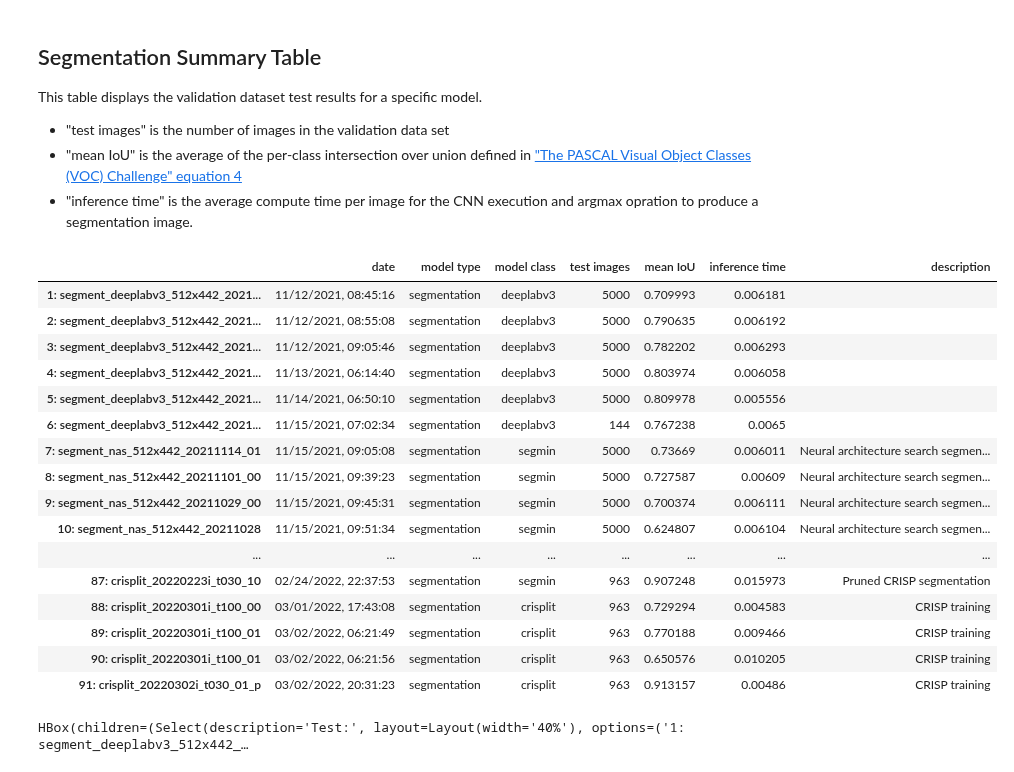
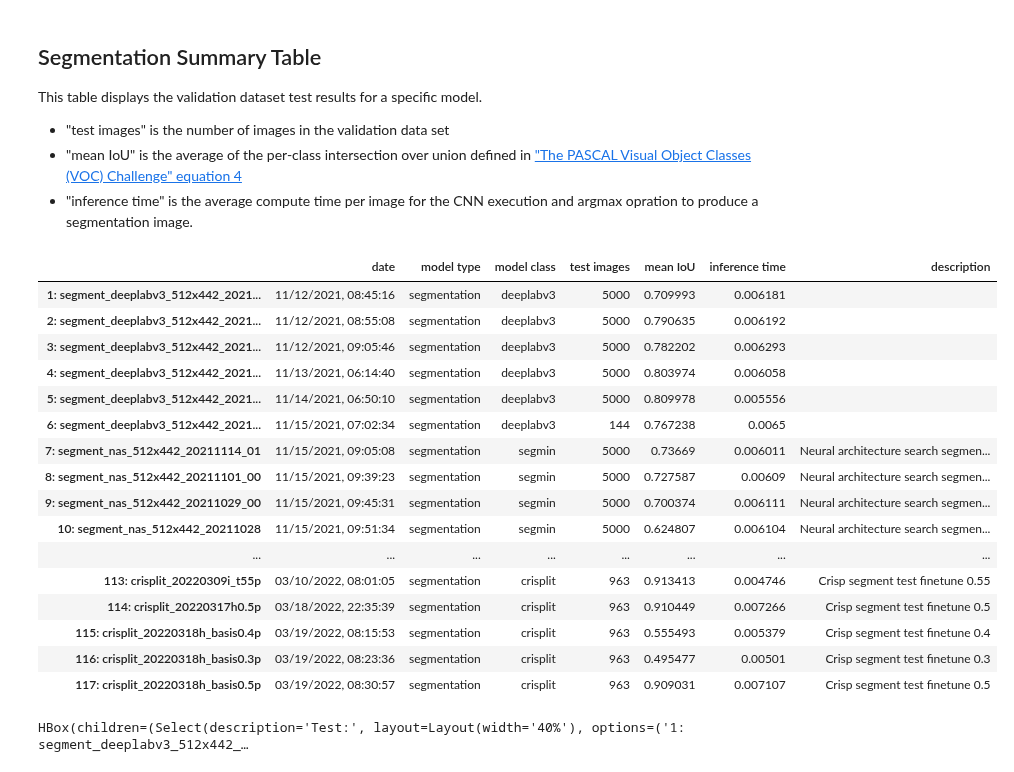
Before and after one commit to bhlarson/mllib, a Jupyter notebook: segment/segmenttest.ipynb, the cells around one changed output. Saved outputs shown, nothing was run; the diff lists cells and outputs as text; code cells hidden in the pictures.

```diff
--- a/segment/segmenttest.ipynb
+++ b/segment/segmenttest.ipynb
@@ -88,26 +88,26 @@ This table displays the validation dataset test results for a specific model.
 - "mean IoU" is the average of the per-class intersection over union defined in ["The PASCAL Visual Object Classes (VOC) Challenge" equation 4](https://homepages.inf.ed.ac.uk/ckiw/postscript/ijcv_voc09.pdf)
 - "inference time" is the average compute time per image for the CNN execution and argmax opration to produce a segmentation image.
 # %%
-pd.set_option('display.max_rows', 100)
+pd.set_option('display.max_rows', 500)
 display(pd.DataFrame(overview).T)
 # %% [output]
 |  | date | model type | model class | test images | mean IoU | inference time | description |
 | 1: segment_deeplabv3_512x442_2021... | 11/12/2021, 08:45:16 | segmentation | deeplabv3 | 5000 | 0.709993 | 0.006181 |  |
 | 2: segment_deeplabv3_512x442_2021... | 11/12/2021, 08:55:08 | segmentation | deeplabv3 | 5000 | 0.790635 | 0.006192 |  |
 | 3: segment_deeplabv3_512x442_2021... | 11/12/2021, 09:05:46 | segmentation | deeplabv3 | 5000 | 0.782202 | 0.006293 |  |
 | 4: segment_deeplabv3_512x442_2021... | 11/13/2021, 06:14:40 | segmentation | deeplabv3 | 5000 | 0.803974 | 0.006058 |  |
 | 5: segment_deeplabv3_512x442_2021... | 11/14/2021, 06:50:10 | segmentation | deeplabv3 | 5000 | 0.809978 | 0.005556 |  |
 | 6: segment_deeplabv3_512x442_2021... | 11/15/2021, 07:02:34 | segmentation | deeplabv3 | 144 | 0.767238 | 0.0065 |  |
 | 7: segment_nas_512x442_20211114_01 | 11/15/2021, 09:05:08 | segmentation | segmin | 5000 | 0.73669 | 0.006011 | Neural architecture search segmen... |
 | 8: segment_nas_512x442_20211101_00 | 11/15/2021, 09:39:23 | segmentation | segmin | 5000 | 0.727587 | 0.00609 | Neural architecture search segmen... |
 | 9: segment_nas_512x442_20211029_00 | 11/15/2021, 09:45:31 | segmentation | segmin | 5000 | 0.700374 | 0.006111 | Neural architecture search segmen... |
 | 10: segment_nas_512x442_20211028 | 11/15/2021, 09:51:34 | segmentation | segmin | 5000 | 0.624807 | 0.006104 | Neural architecture search segmen... |
 | ... | ... | ... | ... | ... | ... | ... | ... |
-| 87: crisplit_20220223i_t030_10 | 02/24/2022, 22:37:53 | segmentation | segmin | 963 | 0.907248 | 0.015973 | Pruned CRISP segmentation |
-| 88: crisplit_20220301i_t100_00 | 03/01/2022, 17:43:08 | segmentation | crisplit | 963 | 0.729294 | 0.004583 | CRISP training |
-| 89: crisplit_20220301i_t100_01 | 03/02/2022, 06:21:49 | segmentation | crisplit | 963 | 0.770188 | 0.009466 | CRISP training |
-| 90: crisplit_20220301i_t100_01 | 03/02/2022, 06:21:56 | segmentation | crisplit | 963 | 0.650576 | 0.010205 | CRISP training |
-| 91: crisplit_20220302i_t030_01_p | 03/02/2022, 20:31:23 | segmentation | crisplit | 963 | 0.913157 | 0.00486 | CRISP training |
+| 113: crisplit_20220309i_t55p | 03/10/2022, 08:01:05 | segmentation | crisplit | 963 | 0.913413 | 0.004746 | Crisp segment test finetune 0.55 |
+| 114: crisplit_20220317h0.5p | 03/18/2022, 22:35:39 | segmentation | crisplit | 963 | 0.910449 | 0.007266 | Crisp segment test finetune 0.5 |
+| 115: crisplit_20220318h_basis0.4p | 03/19/2022, 08:15:53 | segmentation | crisplit | 963 | 0.555493 | 0.005379 | Crisp segment test finetune 0.4 |
+| 116: crisplit_20220318h_basis0.3p | 03/19/2022, 08:23:36 | segmentation | crisplit | 963 | 0.495477 | 0.00501 | Crisp segment test finetune 0.3 |
+| 117: crisplit_20220318h_basis0.5p | 03/19/2022, 08:30:57 | segmentation | crisplit | 963 | 0.909031 | 0.007107 | Crisp segment test finetune 0.5 |
 # %%
 ## Model Confusion
 # %%
```
Also changed, not shown: 4 other files.
